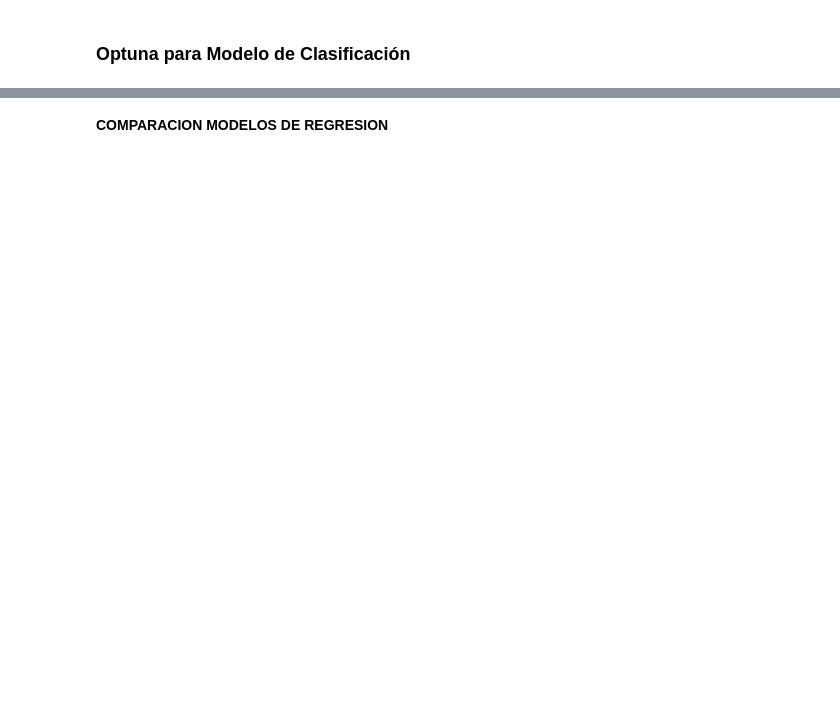
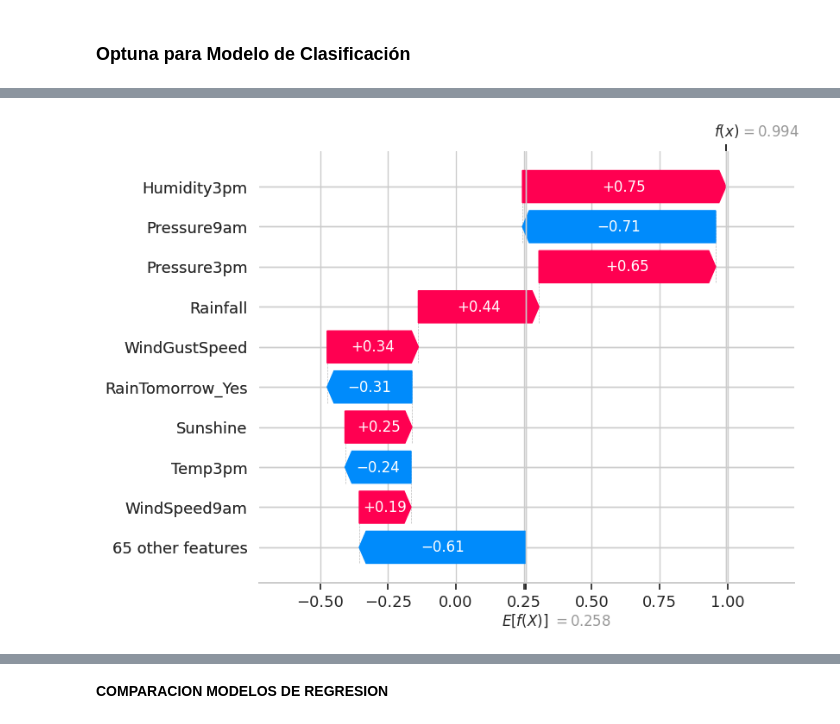
Before and after one commit to SolKidonakis/AA1-TUIA-KIDONAKIS-LEGUIZA, a Jupyter notebook: TP_integrador_AA1.ipynb, the cells around one changed output, grey strips where cells are left out. Cells and saved outputs as stored; diff of their text form; code cells hidden in the pictures; blank space fills up the shorter version.

```diff
--- a/TP_integrador_AA1.ipynb
+++ b/TP_integrador_AA1.ipynb
@@ -2484,0 +2510,39 @@ logloss_nn_test_best, precision_nn_test_best = classification_model_best_params.
+# %%
+import tensorflow as tf
+
+
+sample_size = 100
+
+X_train_sample = X_train_part_reg[:sample_size]
+explainer_reg = shap.DeepExplainer(regression_model_best_params, X_train_sample)
+
+# Calcular los valores SHAP para todos los ejemplos de prueba
+shap_values_reg = explainer_reg.shap_values(X_test_scaled)
+
+idx = 0
+
+# Asegurarse de que los valores SHAP tengan la forma correcta
+shap_value_for_example = shap_values_reg[idx]
+
+# Convertir a NumPy array si es necesario
+if isinstance(shap_value_for_example, tf.Tensor):
+    shap_value_for_example = shap_value_for_example.numpy()
+
+# Asegurarse de que no sea un tensor escalar y tenga la forma adecuada
+if np.ndim(shap_value_for_example) > 1:
+    shap_value_for_example = np.squeeze(shap_value_for_example)
+
+# Obtener el valor base (expected_value)
+base_value = explainer_reg.expected_value.numpy()  # Convertir a NumPy array
+
+feature_names = list(X_train_regresion.columns)
+
+# Crear un objeto de explicación SHAP para el ejemplo seleccionado
+explanation = shap.Explanation(values=shap_value_for_example,
+                               base_values=base_value,
+                               feature_names=feature_names)
+
+# Visualizar la interpretación del ejemplo seleccionado
+shap.waterfall_plot(explanation)
+# %% [output]
+[figure, added]
```
Also changed, not shown: parts of 44 cells of this notebook.
